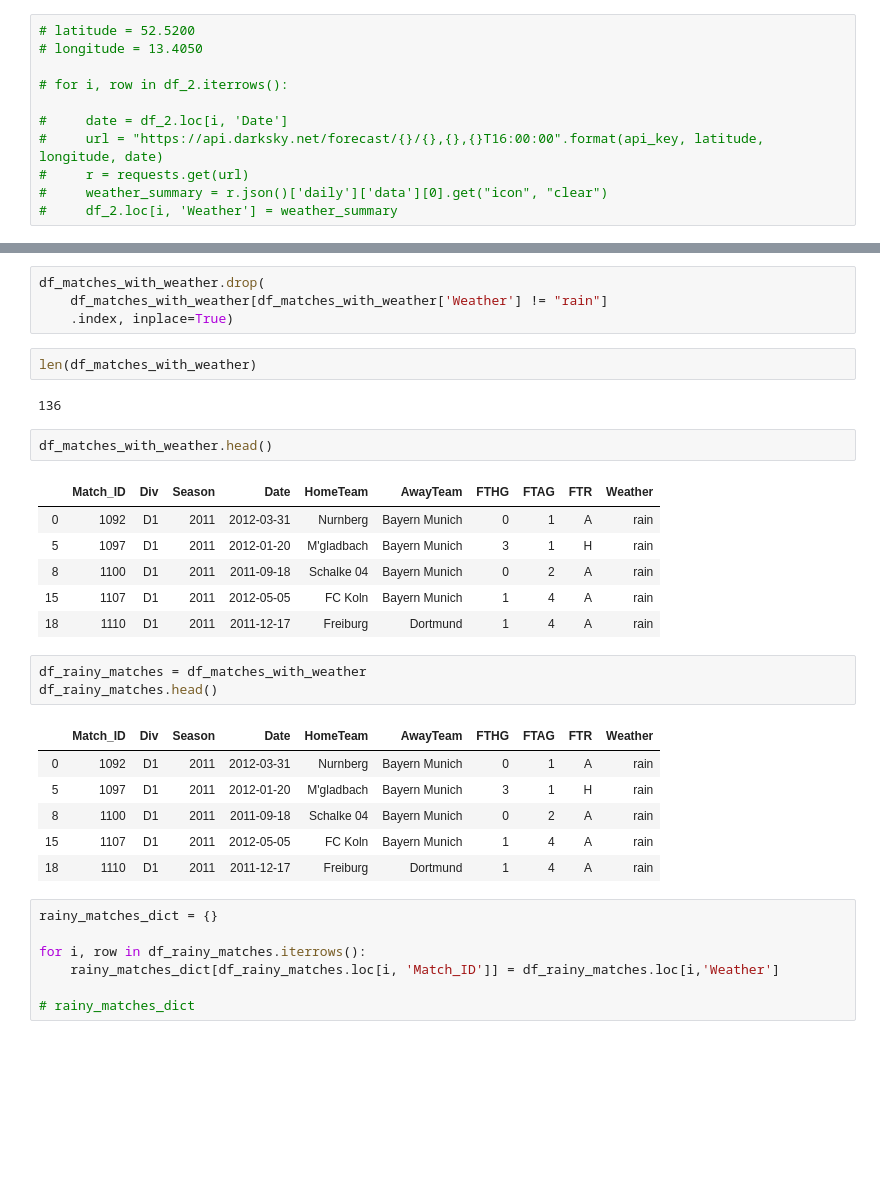
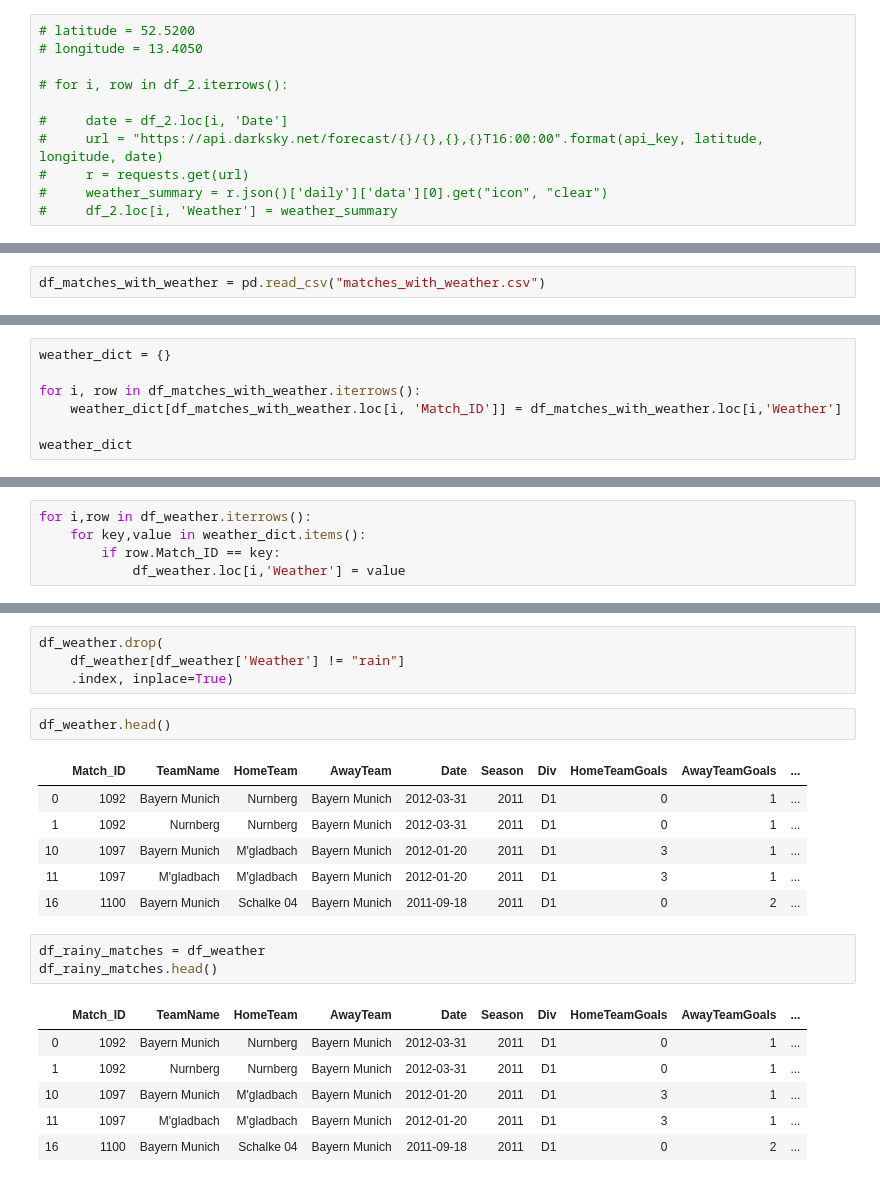
Before and after one commit to ravimalde/football_weather_project, a Jupyter notebook: project_2_football_and_weather_RM.ipynb, the cells around one changed output, grey strips where cells are left out. Cells and saved outputs as stored; diff of their text form; blank space fills up the shorter version.

Commit message:
completed win percentage suring rainy matches calculation

```diff
--- a/project_2_football_and_weather_RM.ipynb
+++ b/project_2_football_and_weather_RM.ipynb
@@ -253,3 +196,5 @@ df_matches_with_weather = df_2.copy()
+# %%
+df_matches_with_weather = pd.read_csv("matches_with_weather.csv")
 # %%
 df_matches_with_weather.head()
 # %% [output]
@@ -261,0 +207,7 @@ df_matches_with_weather.head()
+# %%
+weather_dict = {}
+
+for i, row in df_matches_with_weather.iterrows():
+    weather_dict[df_matches_with_weather.loc[i, 'Match_ID']] = df_matches_with_weather.loc[i,'Weather']
+
+weather_dict
@@ -261,0 +241,5 @@ df_matches_with_weather.head()
+# %%
+for i,row in df_weather.iterrows():
+    for key,value in weather_dict.items():
+        if row.Match_ID == key:
+            df_weather.loc[i,'Weather'] = value
@@ -265,36 +258,25 @@ df_matches_with_weather['Weather'].unique()
 array(['rain', 'partly-cloudy-day', 'wind', 'clear', 'clear-day',
        'cloudy'], dtype=object)
 # %%
-df_matches_with_weather.drop(
-    df_matches_with_weather[df_matches_with_weather['Weather'] != "rain"]
+df_weather.drop(
+    df_weather[df_weather['Weather'] != "rain"]
     .index, inplace=True)
-# %%
-len(df_matches_with_weather)
-# %% [output]
-136
 # %%
-df_matches_with_weather.head()
+df_weather.head()
 # %% [output]
-|  | Match_ID | Div | Season | Date | HomeTeam | AwayTeam | FTHG | FTAG | FTR | Weather |
-| 0 | 1092 | D1 | 2011 | 2012-03-31 | Nurnberg | Bayern Munich | 0 | 1 | A | rain |
-| 5 | 1097 | D1 | 2011 | 2012-01-20 | M'gladbach | Bayern Munich | 3 | 1 | H | rain |
-| 8 | 1100 | D1 | 2011 | 2011-09-18 | Schalke 04 | Bayern Munich | 0 | 2 | A | rain |
-| 15 | 1107 | D1 | 2011 | 2012-05-05 | FC Koln | Bayern Munich | 1 | 4 | A | rain |
-| 18 | 1110 | D1 | 2011 | 2011-12-17 | Freiburg | Dortmund | 1 | 4 | A | rain |
+|  | Match_ID | TeamName | HomeTeam | AwayTeam | Date | Season | Div | HomeTeamGoals | AwayTeamGoals | ... |
+| 0 | 1092 | Bayern Munich | Nurnberg | Bayern Munich | 2012-03-31 | 2011 | D1 | 0 | 1 | ... |
+| 1 | 1092 | Nurnberg | Nurnberg | Bayern Munich | 2012-03-31 | 2011 | D1 | 0 | 1 | ... |
+| 10 | 1097 | Bayern Munich | M'gladbach | Bayern Munich | 2012-01-20 | 2011 | D1 | 3 | 1 | ... |
+| 11 | 1097 | M'gladbach | M'gladbach | Bayern Munich | 2012-01-20 | 2011 | D1 | 3 | 1 | ... |
+| 16 | 1100 | Bayern Munich | Schalke 04 | Bayern Munich | 2011-09-18 | 2011 | D1 | 0 | 2 | ... |
 # %%
-df_rainy_matches = df_matches_with_weather
+df_rainy_matches = df_weather
 df_rainy_matches.head()
 # %% [output]
-|  | Match_ID | Div | Season | Date | HomeTeam | AwayTeam | FTHG | FTAG | FTR | Weather |
-| 0 | 1092 | D1 | 2011 | 2012-03-31 | Nurnberg | Bayern Munich | 0 | 1 | A | rain |
-| 5 | 1097 | D1 | 2011 | 2012-01-20 | M'gladbach | Bayern Munich | 3 | 1 | H | rain |
-| 8 | 1100 | D1 | 2011 | 2011-09-18 | Schalke 04 | Bayern Munich | 0 | 2 | A | rain |
-| 15 | 1107 | D1 | 2011 | 2012-05-05 | FC Koln | Bayern Munich | 1 | 4 | A | rain |
-| 18 | 1110 | D1 | 2011 | 2011-12-17 | Freiburg | Dortmund | 1 | 4 | A | rain |
+|  | Match_ID | TeamName | HomeTeam | AwayTeam | Date | Season | Div | HomeTeamGoals | AwayTeamGoals | ... |
+| 0 | 1092 | Bayern Munich | Nurnberg | Bayern Munich | 2012-03-31 | 2011 | D1 | 0 | 1 | ... |
+| 1 | 1092 | Nurnberg | Nurnberg | Bayern Munich | 2012-03-31 | 2011 | D1 | 0 | 1 | ... |
+| 10 | 1097 | Bayern Munich | M'gladbach | Bayern Munich | 2012-01-20 | 2011 | D1 | 3 | 1 | ... |
+| 11 | 1097 | M'gladbach | M'gladbach | Bayern Munich | 2012-01-20 | 2011 | D1 | 3 | 1 | ... |
+| 16 | 1100 | Bayern Munich | Schalke 04 | Bayern Munich | 2011-09-18 | 2011 | D1 | 0 | 2 | ... |
-# %%
-rainy_matches_dict = {}
-
-for i, row in df_rainy_matches.iterrows():
-    rainy_matches_dict[df_rainy_matches.loc[i, 'Match_ID']] = df_rainy_matches.loc[i,'Weather']
-
-# rainy_matches_dict
```
Also changed, not shown: parts of 28 cells of this notebook.
